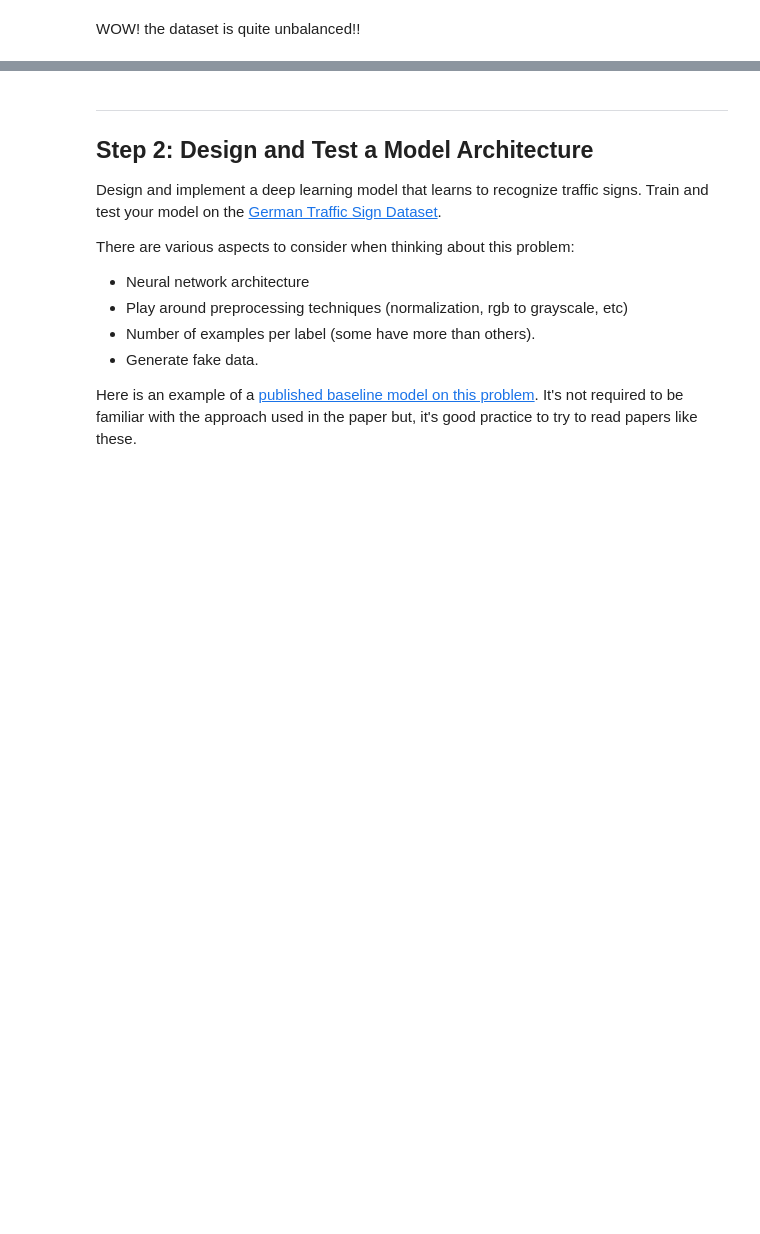
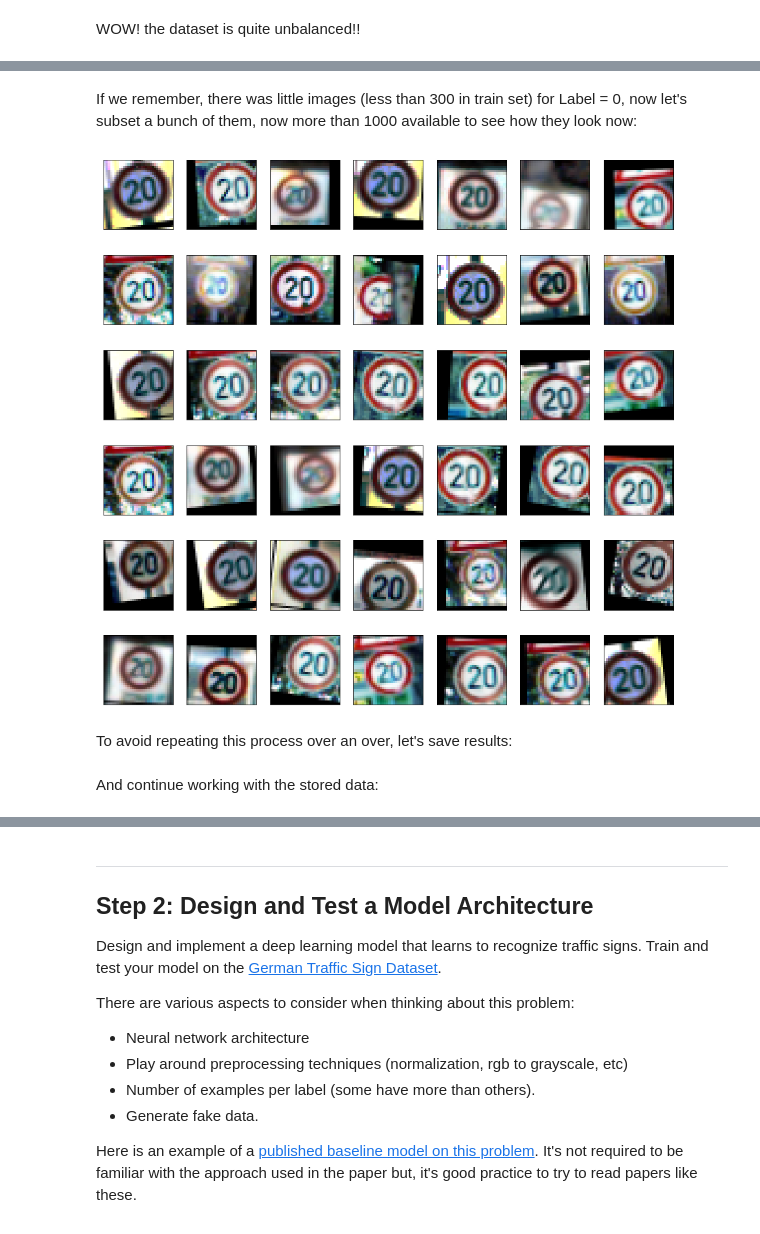
Before and after one commit to kingkastle/Self-Driving-Car-ND, a Jupyter notebook: Traffic_Sign_Classifier.ipynb, the cells around one changed output, grey strips where cells are left out. Drawn from its saved outputs; the diff is of its cells as text; code cells hidden in the pictures; blank space fills up the shorter version.

```diff
--- a/Traffic_Sign_Classifier.ipynb
+++ b/Traffic_Sign_Classifier.ipynb
@@ -129,0 +223,3 @@ WOW! the dataset is quite unbalanced!!
+# %%
+## Apply contrast transformation to X_train_raw:
+X_train_contrast = np.array([histogram_equalization(X_train_raw[i]) for i in range(X_train_raw.shape[0])])
@@ -129,0 +292,20 @@ WOW! the dataset is quite unbalanced!!
+# %% [markdown]
+If we remember, there was little images (less than 300 in train set) for Label = 0, now let's subset a bunch of them, now more than 1000 available to see how they look now:
+# %%
+# As example let's represent a particular image:
+label_distributions = get_index(y_train_augmented)
+label = 0 # Visualize examples just for label = 0
+
+f, axarr = plt.subplots(6,7,figsize=(15,15))
+# These for loops are used to visualize all labels:
+for i in range(axarr.shape[0]):
+    for j in range(axarr.shape[1]):
+        img_idx = np.random.choice(label_distributions[label])
+        img_temp = X_train_augmented[img_idx]
+        axarr[i,j].imshow(img_temp)
+        axarr[i,j].set_xticks([])
+        axarr[i,j].set_yticks([])
+# %% [output]
+[figure, added]
+# %% [markdown]
+To avoid repeating this process over an over, let's save results:
@@ -129,0 +317,2 @@ WOW! the dataset is quite unbalanced!!
+# %% [markdown]
+And continue working with the stored data:
```
Also changed, not shown: parts of 42 cells of this notebook.
